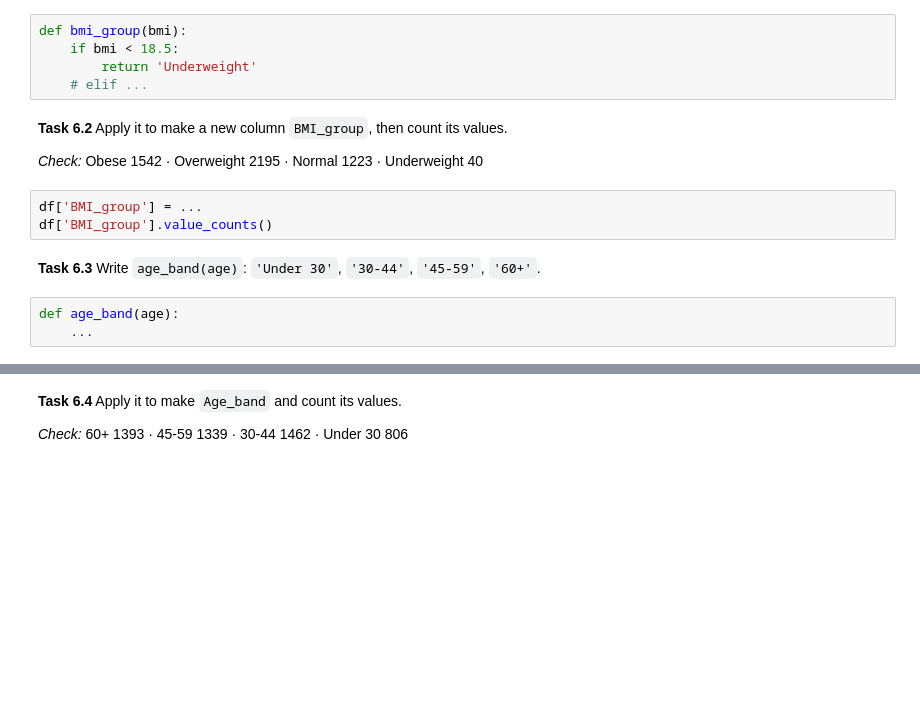
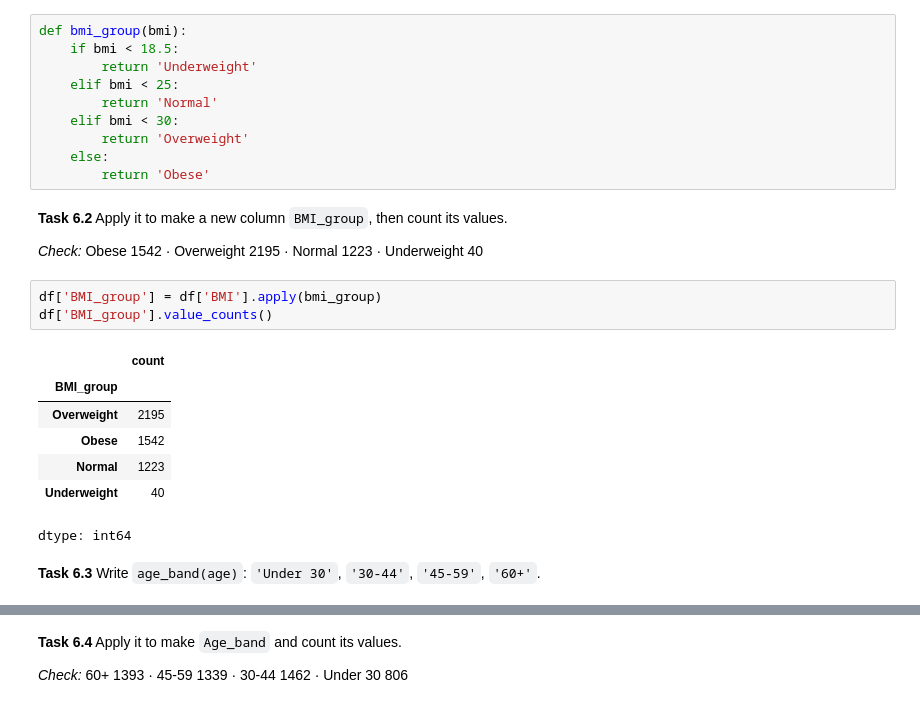
Before and after one commit to Jeyaprabakar01/programming_for_data_analysis_workshop_4_27_10_2026, a Jupyter notebook: Workshop_4_27_10_2026.ipynb, the cells around one changed output, grey strips where cells are left out. Drawn from its saved outputs; the diff is of its cells as text; blank space fills up the shorter version.

```diff
--- a/Workshop_4_27_10_2026.ipynb
+++ b/Workshop_4_27_10_2026.ipynb
@@ -449,16 +449,26 @@ A **function** with `if / elif / else` turns numbers into groups. `apply` runs i
 def bmi_group(bmi):
     if bmi < 18.5:
         return 'Underweight'
-    # elif ...
+    elif bmi < 25:
+        return 'Normal'
+    elif bmi < 30:
+        return 'Overweight'
+    else:
+        return 'Obese'
 # %% [markdown]
 **Task 6.2** Apply it to make a new column `BMI_group`, then count its values.
 
 *Check:* Obese 1542 · Overweight 2195 · Normal 1223 · Underweight 40
 # %%
-df['BMI_group'] = ...
+df['BMI_group'] = df['BMI'].apply(bmi_group)
 df['BMI_group'].value_counts()
+# %% [output]
+|  | count |
+| BMI_group |  |
+| Overweight | 2195 |
+| Obese | 1542 |
+| Normal | 1223 |
+| Underweight | 40 |
+dtype: int64
 # %% [markdown]
 **Task 6.3** Write `age_band(age)`: `'Under 30'`, `'30-44'`, `'45-59'`, `'60+'`.
-# %%
-def age_band(age):
-    ...
```
Also changed, not shown: parts of 22 cells of this notebook.
